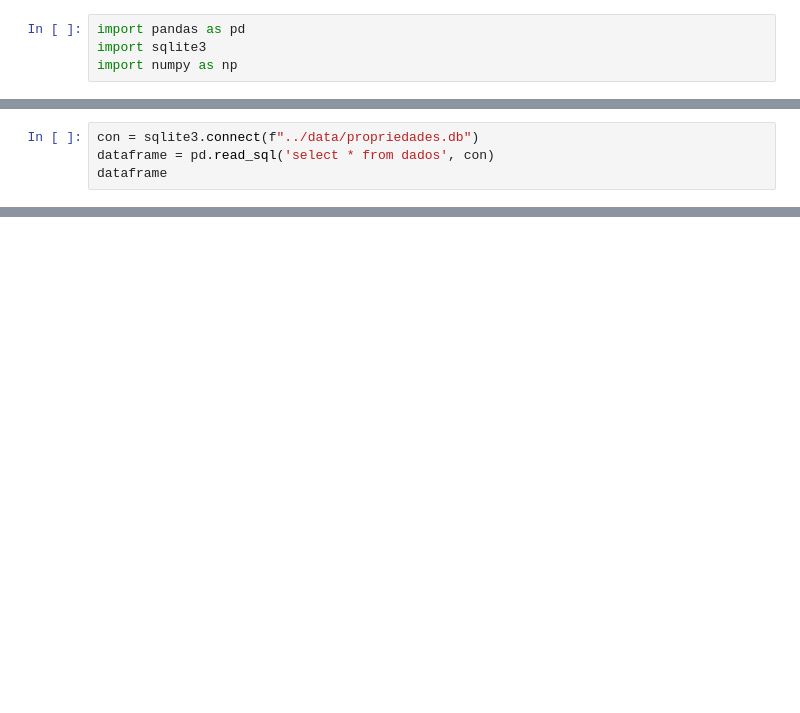
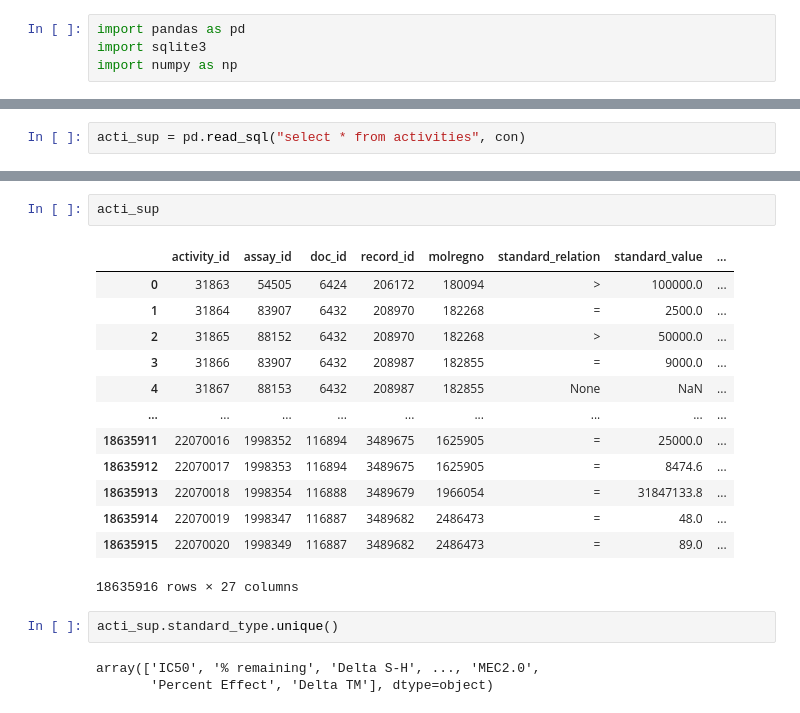
Before and after one commit to alverad-katsuro/chembl_analyser, a Jupyter notebook: cruzipain/Testes.ipynb, the cells around one changed output, grey strips where cells are left out. Cells and saved outputs as stored; diff of their text form; blank space fills up the shorter version.

```diff
--- a/cruzipain/Testes.ipynb
+++ b/cruzipain/Testes.ipynb
@@ -33,4 +8,2 @@ import queue
 # %%
-con = sqlite3.connect(f"../data/propriedades.db")
-dataframe = pd.read_sql('select * from dados', con)
-dataframe
+acti_sup = pd.read_sql("select * from activities", con)
@@ -95,0 +26,21 @@ def verifica_kuku(array, threads_num):
+# %%
+acti_sup
+# %% [output]
+|  | activity_id | assay_id | doc_id | record_id | molregno | standard_relation | standard_value | ... |
+| 0 | 31863 | 54505 | 6424 | 206172 | 180094 | > | 100000.0 | ... |
+| 1 | 31864 | 83907 | 6432 | 208970 | 182268 | = | 2500.0 | ... |
+| 2 | 31865 | 88152 | 6432 | 208970 | 182268 | > | 50000.0 | ... |
+| 3 | 31866 | 83907 | 6432 | 208987 | 182855 | = | 9000.0 | ... |
+| 4 | 31867 | 88153 | 6432 | 208987 | 182855 | None | NaN | ... |
+| ... | ... | ... | ... | ... | ... | ... | ... | ... |
+| 18635911 | 22070016 | 1998352 | 116894 | 3489675 | 1625905 | = | 25000.0 | ... |
+| 18635912 | 22070017 | 1998353 | 116894 | 3489675 | 1625905 | = | 8474.6 | ... |
+| 18635913 | 22070018 | 1998354 | 116888 | 3489679 | 1966054 | = | 31847133.8 | ... |
+| 18635914 | 22070019 | 1998347 | 116887 | 3489682 | 2486473 | = | 48.0 | ... |
+| 18635915 | 22070020 | 1998349 | 116887 | 3489682 | 2486473 | = | 89.0 | ... |
+18635916 rows × 27 columns
+# %%
+acti_sup.standard_type.unique()
+# %% [output]
+array(['IC50', '% remaining', 'Delta S-H', ..., 'MEC2.0',
+       'Percent Effect', 'Delta TM'], dtype=object)
```
Also changed, not shown: parts of 11 cells of this notebook, 7 other files.
